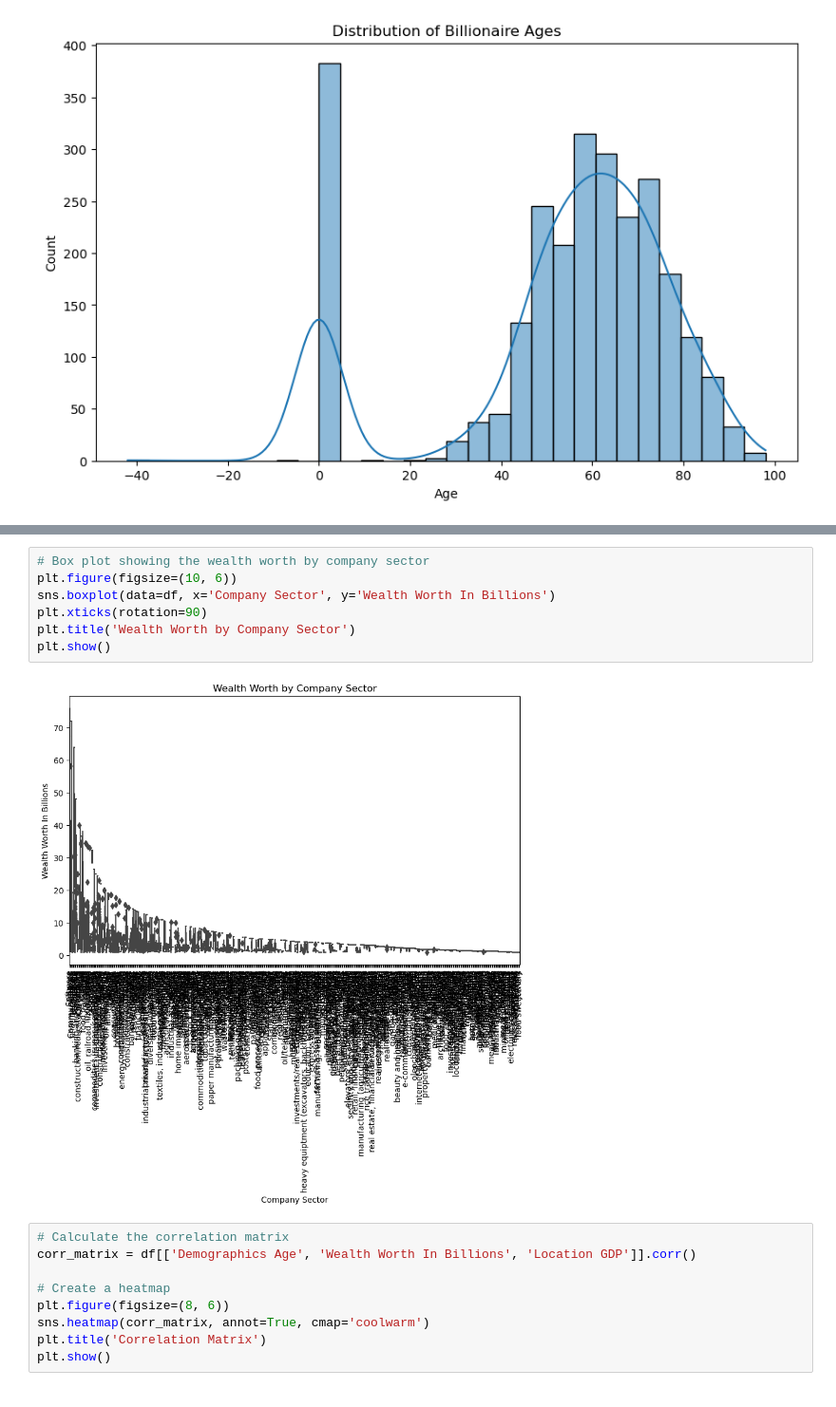
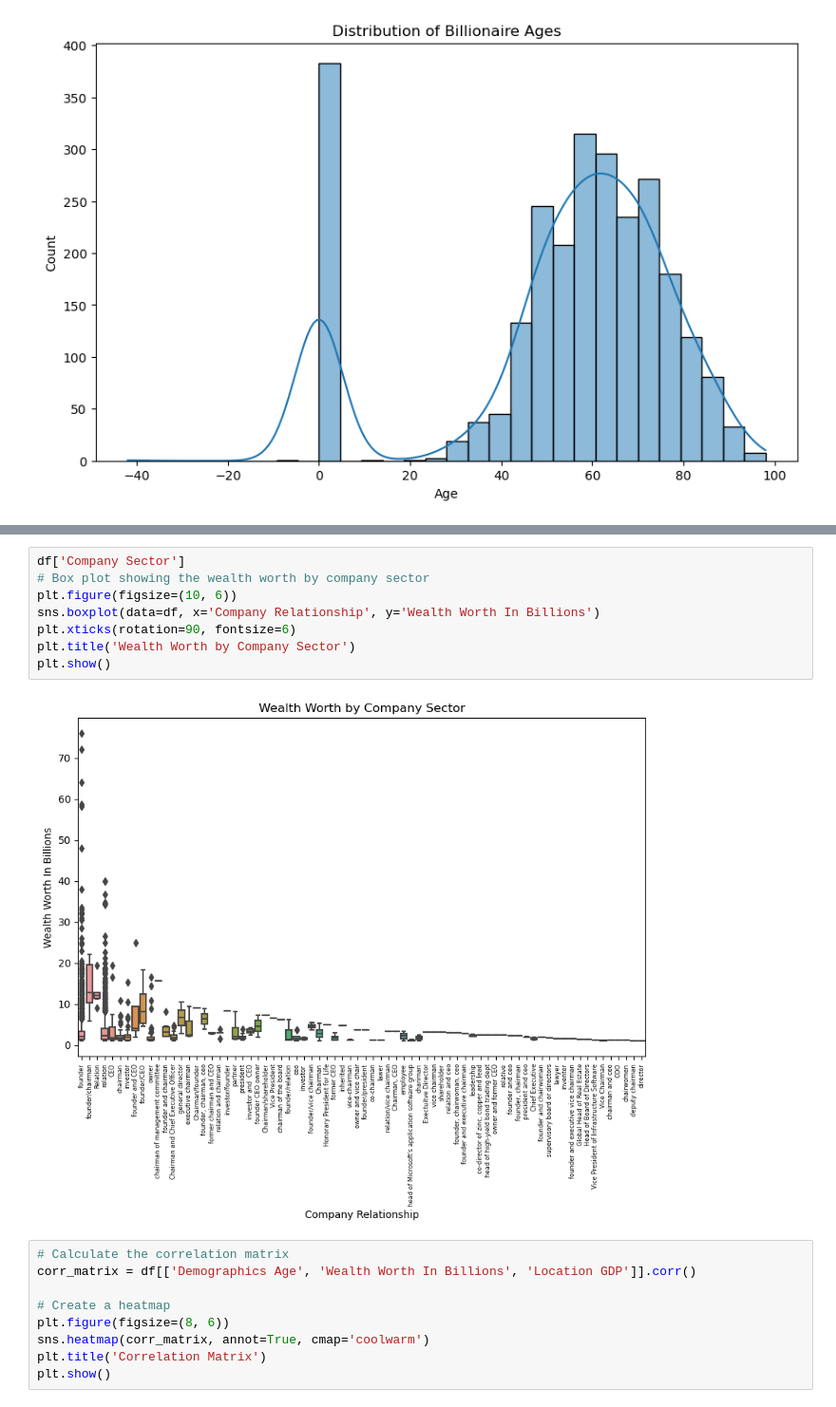
Before and after one commit to BS-World/Kaggle-Project, a Jupyter notebook: world-top-billionaires-list-analysis.ipynb, the cells around one changed output, grey strips where cells are left out. Shown at 95% size. Drawn from its saved outputs; the diff is of its cells as text.

Commit message:
Kaggle Notebook | World Top Billionaires List Analysis | Version 4

```diff
--- a/world-top-billionaires-list-analysis.ipynb
+++ b/world-top-billionaires-list-analysis.ipynb
@@ -229,14 +229,15 @@ fig.show()
 # %% [output]
 [interactive output not drawn]
 # %%
+df['Company Sector']
 # Box plot showing the wealth worth by company sector
 plt.figure(figsize=(10, 6))
-sns.boxplot(data=df, x='Company Sector', y='Wealth Worth In Billions')
-plt.xticks(rotation=90)
+sns.boxplot(data=df, x='Company Relationship', y='Wealth Worth In Billions')
+plt.xticks(rotation=90, fontsize=6)
 plt.title('Wealth Worth by Company Sector')
 plt.show()
 # %% [output]
-[figure, old version]
+[figure, new version]
 # %%
 # Calculate the correlation matrix
 corr_matrix = df[['Demographics Age', 'Wealth Worth In Billions', 'Location GDP']].corr()
```
Also changed, not shown: parts of 1 cell of this notebook.
